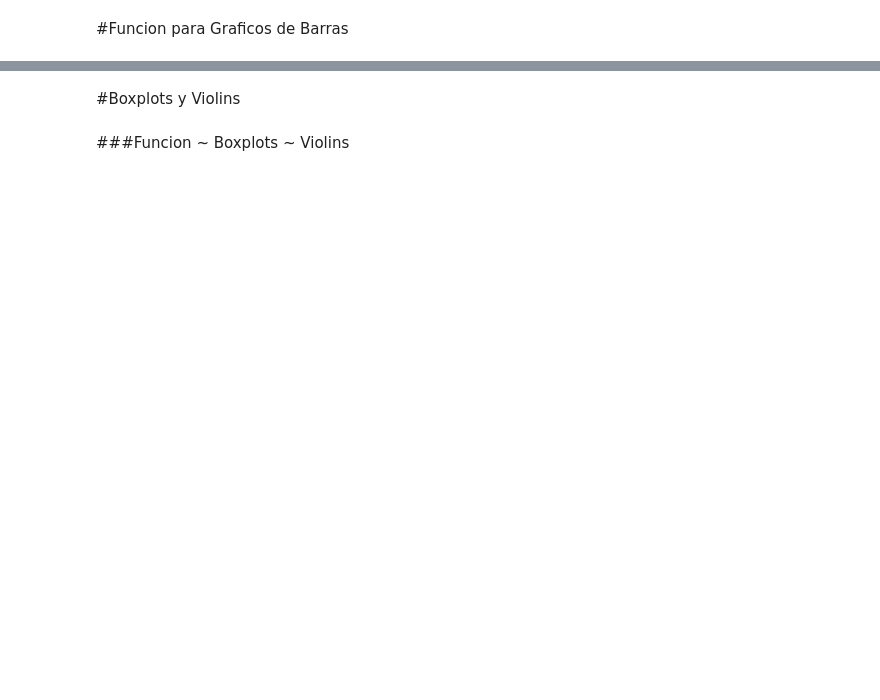
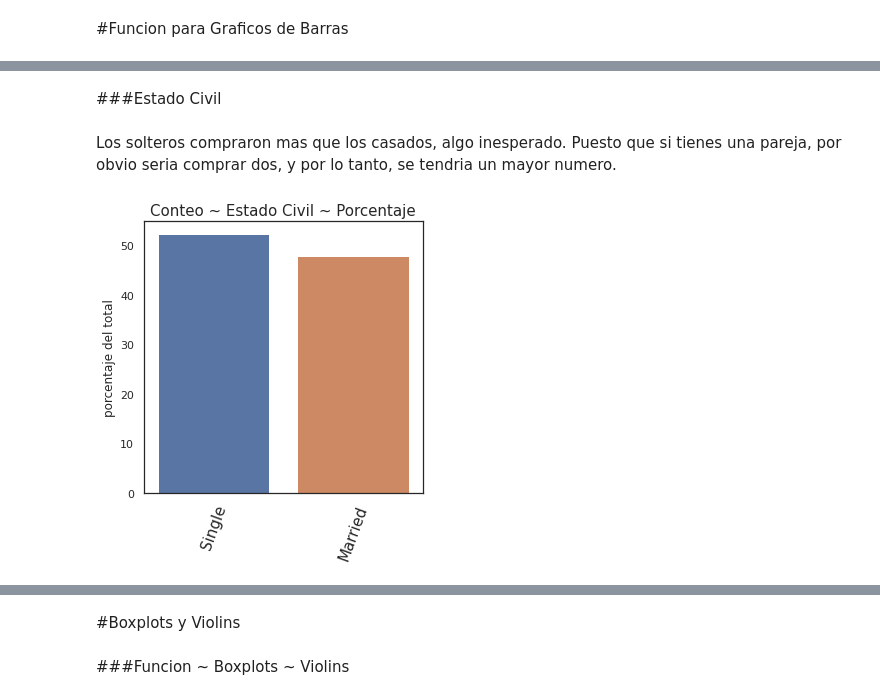
Before and after one commit to hvasquez28/g1-ds_santander-f2-team7-Phyton, a Jupyter notebook: Proyecto_Postwork1_2_3_4_5.ipynb, the cells around one changed output, grey strips where cells are left out. Cells and saved outputs as stored; diff of their text form; code cells hidden in the pictures; blank space fills up the shorter version.

```diff
--- a/Proyecto_Postwork1_2_3_4_5.ipynb
+++ b/Proyecto_Postwork1_2_3_4_5.ipynb
@@ -1790,0 +1751,8 @@ bar_plots(porcentajes_data(educacion),0)
+# %% [markdown]
+###Estado Civil
+# %% [markdown]
+Los solteros compraron mas que los casados, algo inesperado. Puesto que si tienes una pareja, por obvio seria comprar dos, y por lo tanto, se tendria un mayor numero.
+# %%
+bar_plots(estado_civ_2,1,5,5)
+# %% [output]
+[figure, added]
```
Also changed, not shown: parts of 59 cells of this notebook.
